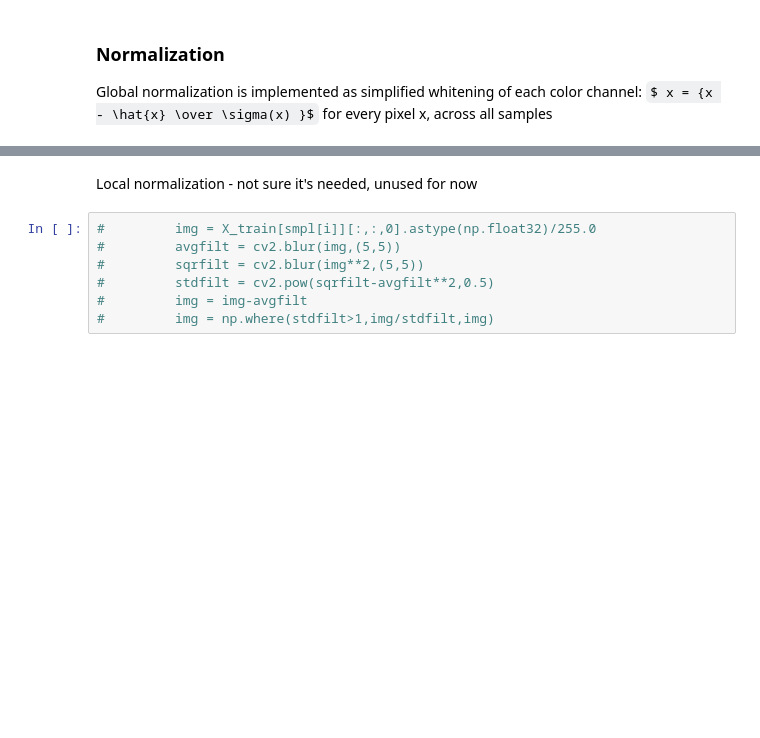
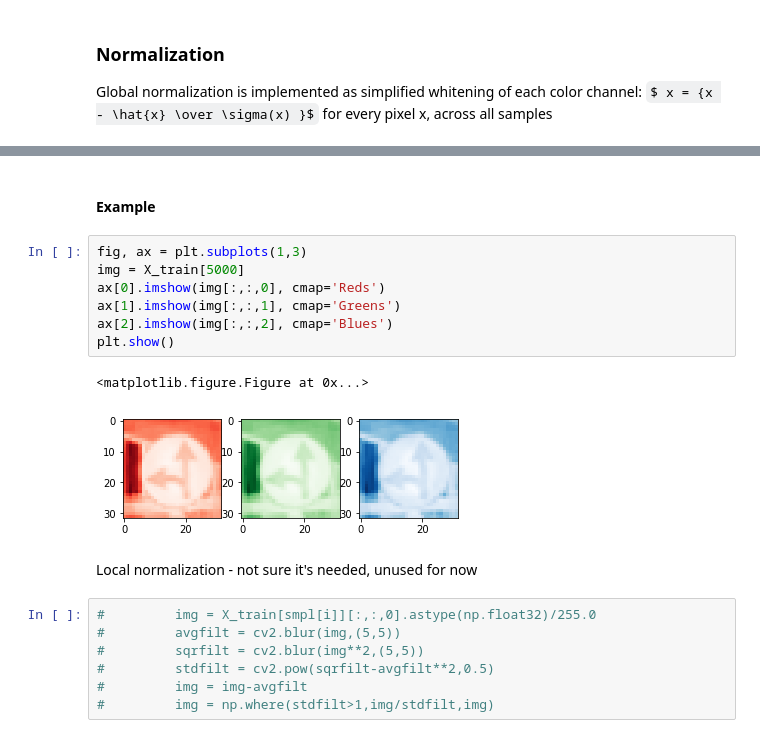
Before and after one commit to roman-smirnov/traffic-sign-classifier, a Jupyter notebook: Traffic_Sign_Classifier.ipynb, the cells around one changed output, grey strips where cells are left out. Drawn from its saved outputs; the diff is of its cells as text; some formulas as TeX source; blank space fills up the shorter version.

```diff
--- a/Traffic_Sign_Classifier.ipynb
+++ b/Traffic_Sign_Classifier.ipynb
@@ -247,3 +282,15 @@ print(X_train[0,:,:,0])
+# %% [markdown]
+#### Example
+# %%
+fig, ax = plt.subplots(1,3)
+img = X_train[5000]
+ax[0].imshow(img[:,:,0], cmap='Reds')
+ax[1].imshow(img[:,:,1], cmap='Greens')
+ax[2].imshow(img[:,:,2], cmap='Blues')
+plt.show()
+# %% [output]
+<matplotlib.figure.Figure at 0x...>
+[figure, added]
 # %% [markdown]
 Local normalization - not sure it's needed, unused for now
 # %%
```
Also changed, not shown: parts of 49 cells of this notebook, 23 other files.
